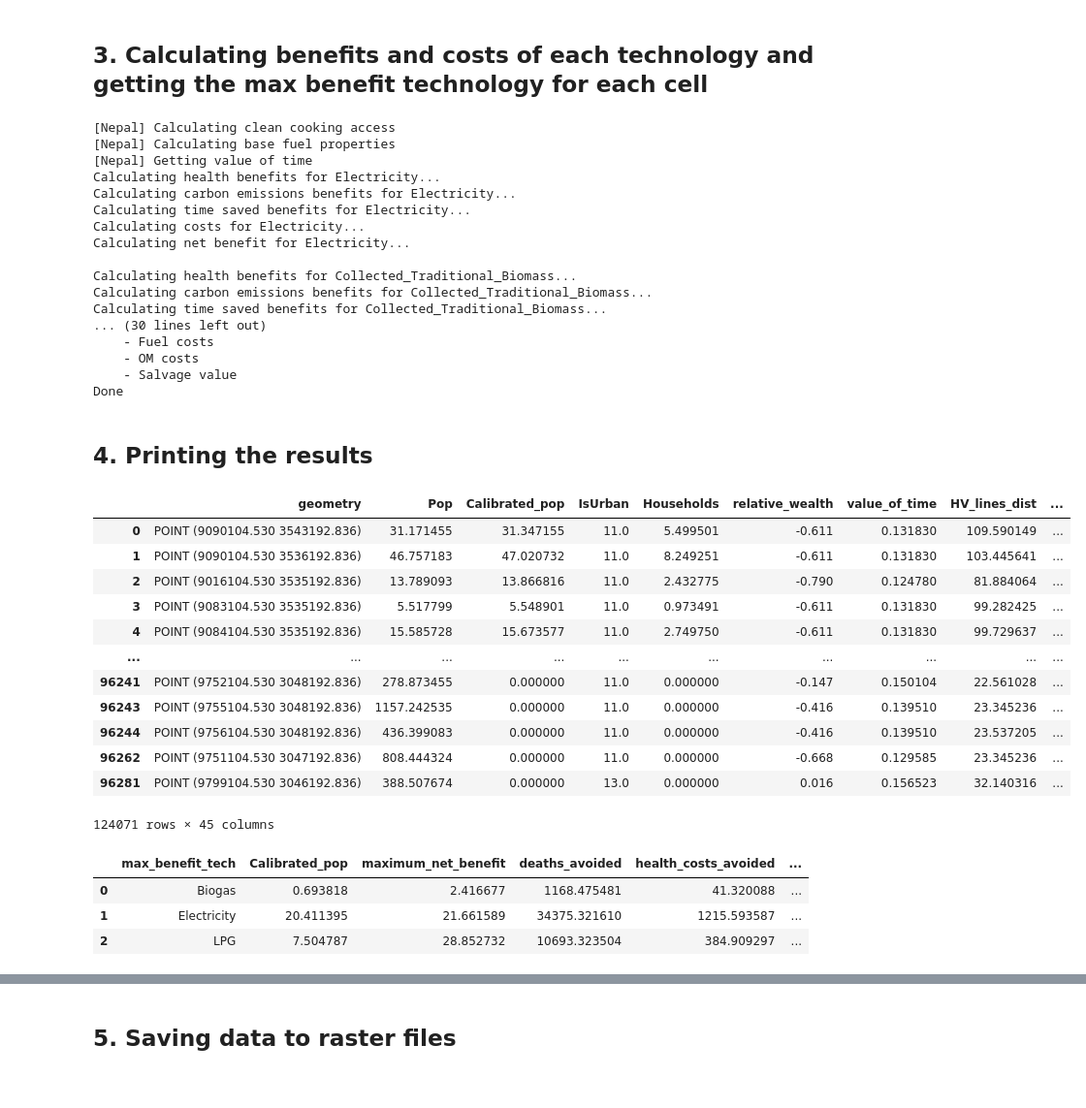
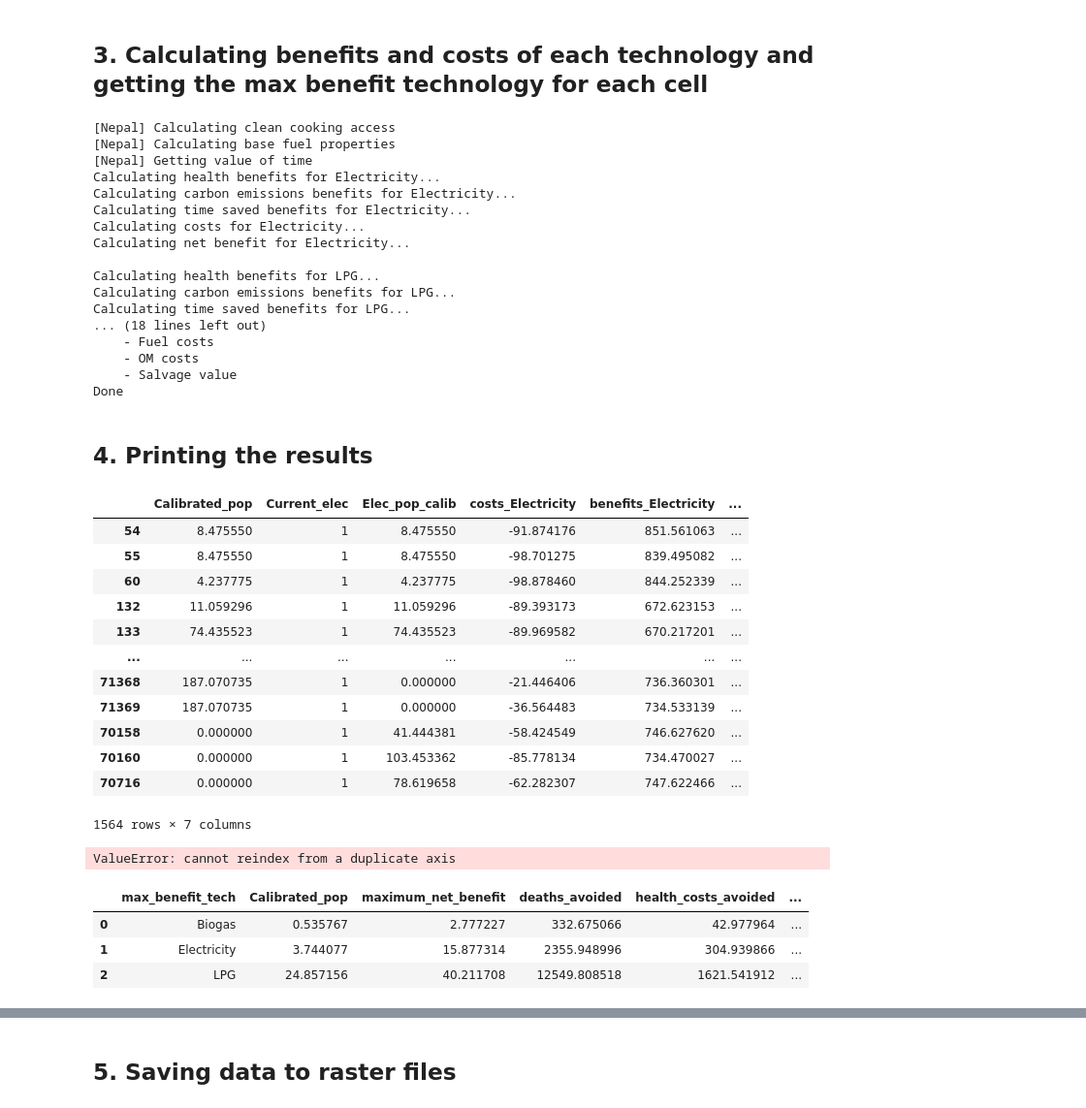
Before and after one commit to Open-Source-Spatial-Clean-Cooking-Tool/OnStove, a Jupyter notebook: Nepal runner.ipynb, the cells around one changed output, grey strips where cells are left out. Shown: that part at 97% size. Cells and saved outputs as stored; diff of their text form; code cells hidden in the pictures.

Commit message:
Nepal runner update

```diff
--- a/Nepal runner.ipynb
+++ b/Nepal runner.ipynb
@@ -247,11 +253,7 @@ print('Execution time:', str(str(int(diff//60))) + ' min ' + str(int((diff)%60))
 # %%
 start = time.time()
 
-nepal = OnSSTOVE.read_model("results/model2.pkl")
+nepal = OnSSTOVE.read_model("CCE Storylines/Policy2.pkl")
-# %%
-nepal.specs['COI_STROKE'] = 3970
-nepal.specs['Morb_STROKE'] = 482.54
-nepal.specs['Mort_STROKE'] = 49.94
 # %% [markdown]
 ## 2. Read the scenario data
 # %%
@@ -260,7 +262,8 @@ nepal.specs['Mort_STROKE'] = 49.94
 # %% [markdown]
 ## 3. Calculating benefits and costs of each technology and getting the max benefit technology for each cell
 # %%
-names = ['Electricity', 'Collected_Traditional_Biomass', 'Collected_Improved_Biomass', 'LPG', 'Biogas']
+# names = ['Electricity', 'Collected_Traditional_Biomass', 'Collected_Improved_Biomass', 'Charcoal', 'Charcoal ICS', 'LPG', 'Biogas']
+names = ['Electricity', 'LPG', 'Biogas']
 nepal.run(technologies=names)
 # %% [output]
 [Nepal] Calculating clean cooking access
@@ -272,10 +275,10 @@ Calculating time saved benefits for Electricity...
 Calculating costs for Electricity...
 Calculating net benefit for Electricity...
 
-Calculating health benefits for Collected_Traditional_Biomass...
-Calculating carbon emissions benefits for Collected_Traditional_Biomass...
-Calculating time saved benefits for Collected_Traditional_Biomass...
-... (30 lines left out)
+Calculating health benefits for LPG...
+Calculating carbon emissions benefits for LPG...
+Calculating time saved benefits for LPG...
+... (18 lines left out)
     - Fuel costs
     - OM costs
     - Salvage value
@@ -283,29 +286,34 @@ Done
 # %% [markdown]
 ## 4. Printing the results
 # %%
-nepal.gdf
+df = nepal.gdf.filter(regex='Current|pop|Electricity')
+df.loc[(df['costs_Electricity']<0) & (df['Current_elec']==1)]
 # %% [output]
-|  | geometry | Pop | Calibrated_pop | IsUrban | Households | relative_wealth | value_of_time | HV_lines_dist | ... |
-| 0 | POINT (9090104.530 3543192.836) | 31.171455 | 31.347155 | 11.0 | 5.499501 | -0.611 | 0.131830 | 109.590149 | ... |
-| 1 | POINT (9090104.530 3536192.836) | 46.757183 | 47.020732 | 11.0 | 8.249251 | -0.611 | 0.131830 | 103.445641 | ... |
-| 2 | POINT (9016104.530 3535192.836) | 13.789093 | 13.866816 | 11.0 | 2.432775 | -0.790 | 0.124780 | 81.884064 | ... |
-| 3 | POINT (9083104.530 3535192.836) | 5.517799 | 5.548901 | 11.0 | 0.973491 | -0.611 | 0.131830 | 99.282425 | ... |
-| 4 | POINT (9084104.530 3535192.836) | 15.585728 | 15.673577 | 11.0 | 2.749750 | -0.611 | 0.131830 | 99.729637 | ... |
-| ... | ... | ... | ... | ... | ... | ... | ... | ... | ... |
-| 96241 | POINT (9752104.530 3048192.836) | 278.873455 | 0.000000 | 11.0 | 0.000000 | -0.147 | 0.150104 | 22.561028 | ... |
-| 96243 | POINT (9755104.530 3048192.836) | 1157.242535 | 0.000000 | 11.0 | 0.000000 | -0.416 | 0.139510 | 23.345236 | ... |
-| 96244 | POINT (9756104.530 3048192.836) | 436.399083 | 0.000000 | 11.0 | 0.000000 | -0.416 | 0.139510 | 23.537205 | ... |
-| 96262 | POINT (9751104.530 3047192.836) | 808.444324 | 0.000000 | 11.0 | 0.000000 | -0.668 | 0.129585 | 23.345236 | ... |
-| 96281 | POINT (9799104.530 3046192.836) | 388.507674 | 0.000000 | 13.0 | 0.000000 | 0.016 | 0.156523 | 32.140316 | ... |
+|  | Calibrated_pop | Current_elec | Elec_pop_calib | costs_Electricity | benefits_Electricity | ... |
+| 54 | 8.475550 | 1 | 8.475550 | -91.874176 | 851.561063 | ... |
+| 55 | 8.475550 | 1 | 8.475550 | -98.701275 | 839.495082 | ... |
+| 60 | 4.237775 | 1 | 4.237775 | -98.878460 | 844.252339 | ... |
+| 132 | 11.059296 | 1 | 11.059296 | -89.393173 | 672.623153 | ... |
+| 133 | 74.435523 | 1 | 74.435523 | -89.969582 | 670.217201 | ... |
+| ... | ... | ... | ... | ... | ... | ... |
+| 71368 | 187.070735 | 1 | 0.000000 | -21.446406 | 736.360301 | ... |
+| 71369 | 187.070735 | 1 | 0.000000 | -36.564483 | 734.533139 | ... |
+| 70158 | 0.000000 | 1 | 41.444381 | -58.424549 | 746.627620 | ... |
+| 70160 | 0.000000 | 1 | 103.453362 | -85.778134 | 734.470027 | ... |
+| 70716 | 0.000000 | 1 | 78.619658 | -62.282307 | 747.622466 | ... |
-124071 rows × 45 columns
+1564 rows × 7 columns
+# %%
+indx = (df['costs_Electricity']<0) & (df['Current_elec']==1)
+nepal.techs['Electricity'].households[]
+# %% [output]
+ValueError: cannot reindex from a duplicate axis
 # %%
-nepal.summary(inplace=True)
-nepal.summary
+nepal.summary()
 # %% [output]
 |  | max_benefit_tech | Calibrated_pop | maximum_net_benefit | deaths_avoided | health_costs_avoided | ... |
-| 0 | Biogas | 0.693818 | 2.416677 | 1168.475481 | 41.320088 | ... |
-| 1 | Electricity | 20.411395 | 21.661589 | 34375.321610 | 1215.593587 | ... |
-| 2 | LPG | 7.504787 | 28.852732 | 10693.323504 | 384.909297 | ... |
+| 0 | Biogas | 0.535767 | 2.777227 | 332.675066 | 42.977964 | ... |
+| 1 | Electricity | 3.744077 | 15.877314 | 2355.948996 | 304.939866 | ... |
+| 2 | LPG | 24.857156 | 40.211708 | 12549.808518 | 1621.541912 | ... |
 # %%
 print('maximum_net_benefit:', nepal.gdf['maximum_net_benefit'].sum() / 1000000)
 print('deaths_avoided:', nepal.gdf['deaths_avoided'].sum())
```
Also changed, not shown: parts of 23 cells of this notebook, 1 other file.
